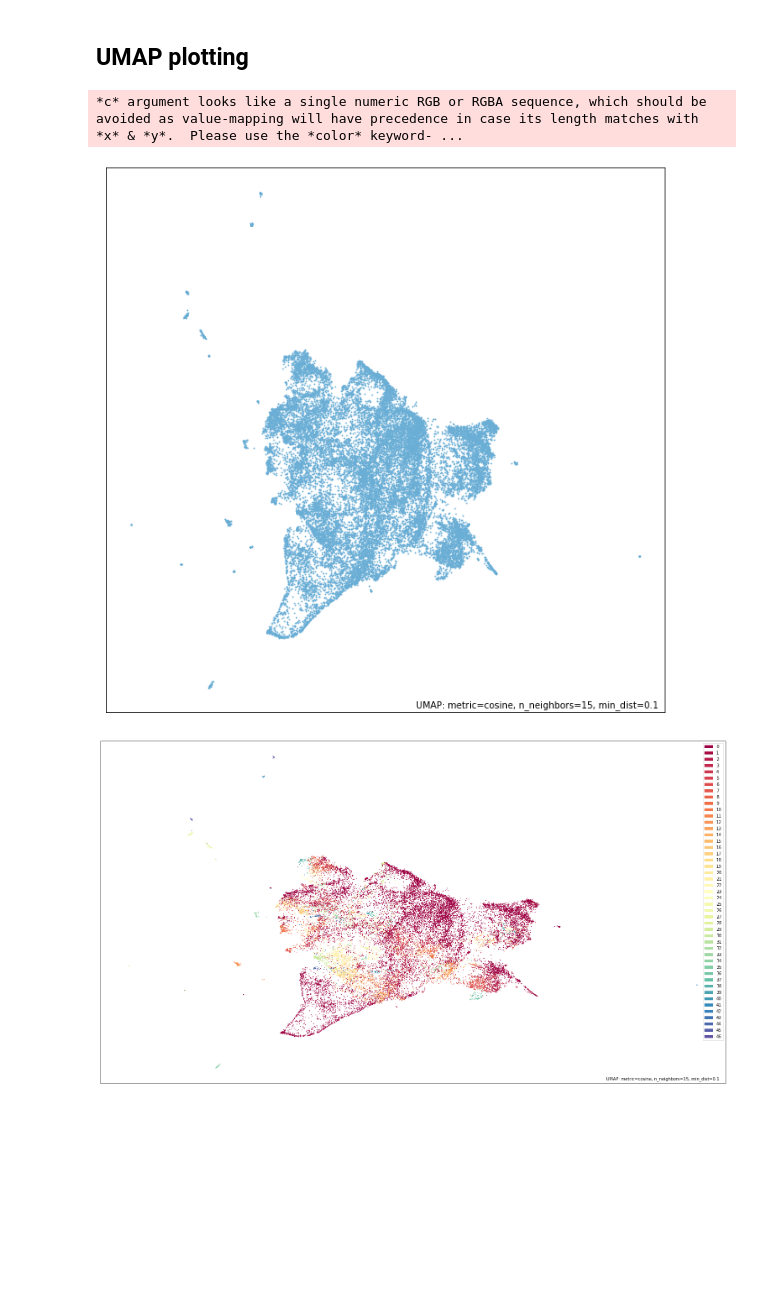
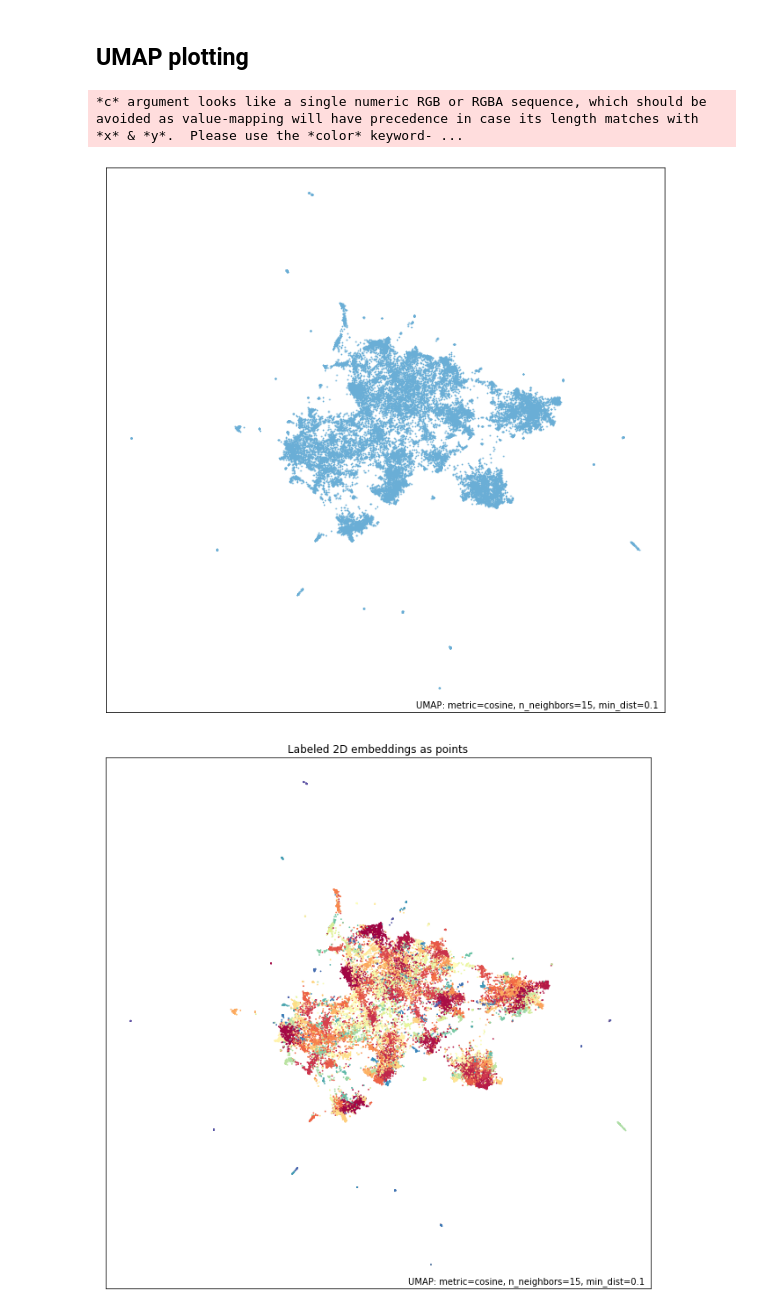
Before and after one commit to hcss-utils/top2vec, a Jupyter notebook: notebooks/3.0_hp_umap-vizzes.ipynb, the cells around one changed output. Saved outputs shown, nothing was run; the diff lists cells and outputs as text; code cells hidden in the pictures; blank space fills up the shorter version.

```diff
--- a/notebooks/3.0_hp_umap-vizzes.ipynb
+++ b/notebooks/3.0_hp_umap-vizzes.ipynb
@@ -7,12 +7,13 @@ import umap
 import umap.plot
 from top2vec import Top2Vec
 # %%
-model = Top2Vec.load("./../models/pq-model")
+model = Top2Vec.load("./../models/210205 - top2vec.model")
 # %%
 umap_args = {
     "n_neighbors": 15,
     "n_components": 2, # plotting is currently only implemented for 2d embeddings
-    "metric": "cosine"
+    "metric": "cosine",
+    "random_state": 42,
 }
 umap_model = umap.UMAP(**umap_args).fit(model._get_document_vectors(norm=False))
 # %% [markdown]
@@ -72,16 +90,18 @@ plt.savefig(
 )
 # %% [output]
 *c* argument looks like a single numeric RGB or RGBA sequence, which should be avoided as value-mapping will have precedence in case its length matches with *x* & *y*.  Please use the *color* keyword- ...
-[figure, old version]
+[figure, new version]
 # %%
 # the same but with labels
-umap.plot.points(umap_model, labels=model.doc_top, height=1080, width=1920)
+ax = umap.plot.points(umap_model, labels=model.doc_top)
+ax.get_legend().remove()
+ax.set_title("Labeled 2D embeddings as points")
 plt.savefig(
     "./../reports/figures/umap-points-labeled.png",
     dpi=300,
     bbox_inches="tight",
     pad_inches=0.3,
 )
 # %% [output]
-[figure, old version]
+[figure, new version]
 # %%
```
Also changed, not shown: parts of 12 cells of this notebook.
